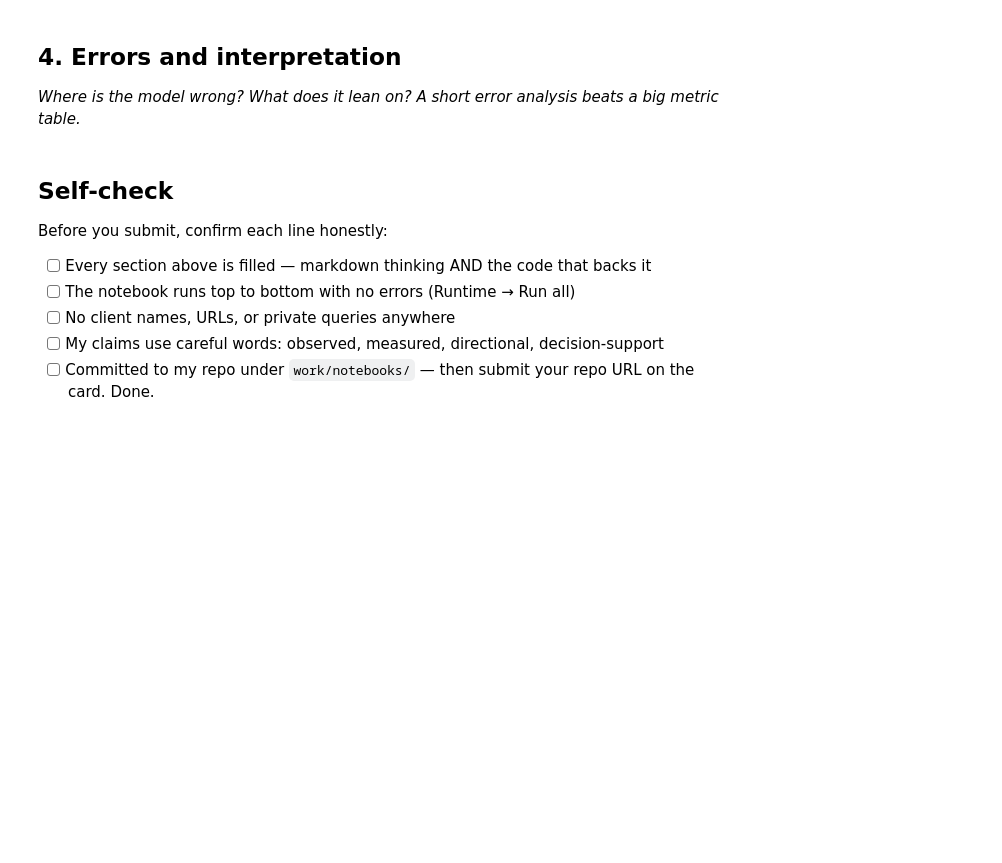
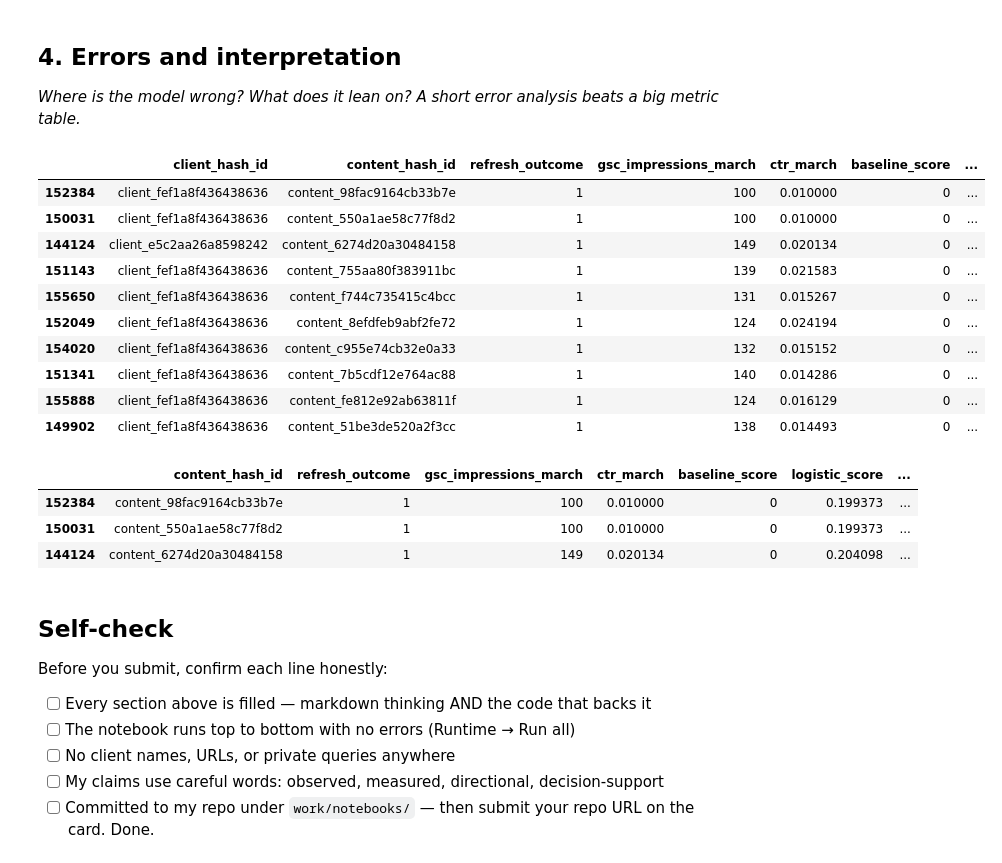
Before and after one commit to Wajiha-Waqar/FlyRankInternship, a Jupyter notebook: work/notebooks/w05_model.ipynb, the cells around one changed output. Saved outputs shown, nothing was run; the diff lists cells and outputs as text; code cells hidden in the pictures; blank space fills up the shorter version.

```diff
--- a/work/notebooks/w05_model.ipynb
+++ b/work/notebooks/w05_model.ipynb
@@ -15,0 +126,3 @@ This skeleton is yours to fill. Work the sections **in order** — each one has
+# %%
+march_month = aggregate_month(march_df)
+april_month = aggregate_month(april_df)
@@ -29,0 +296,6 @@ This skeleton is yours to fill. Work the sections **in order** — each one has
+# %%
+test["baseline_score"] = (
+    (test["gsc_impressions_march"] >= 500).astype(int)
+    +
+    (test["ctr_march"] < 0.01).astype(int)
+)
@@ -37,3 +493,73 @@ This skeleton is yours to fill. Work the sections **in order** — each one has
+# %%
+test_results["baseline_rank"] = (
+    test_results["baseline_score"]
+    .rank(method="first", ascending=False)
+)
+
+test_results["rf_rank"] = (
+    test_results["rf_score"]
+    .rank(method="first", ascending=False)
+)
+
+disagreements = test_results[
+    test_results["baseline_score"] !=
+    (test_results["rf_score"] >= test_results["rf_score"].median()).astype(int)
+].copy()
+# %%
+test_results["baseline_rank"] = (
+    test_results["baseline_score"]
+    .rank(method="first", ascending=False)
+)
+
+test_results["rf_rank"] = (
+    test_results["rf_score"]
+    .rank(method="first", ascending=False)
+)
+
+test_results["rank_difference"] = (
+    test_results["baseline_rank"] -
+    test_results["rf_rank"]
+)
+# %%
+test_results.sort_values(
+    "rank_difference",
+    ascending=False
+).head(10)
+# %% [output]
+|  | client_hash_id | content_hash_id | refresh_outcome | gsc_impressions_march | ctr_march | baseline_score | ... |
+| 152384 | client_fef1a8f436438636 | content_98fac9164cb33b7e | 1 | 100 | 0.010000 | 0 | ... |
+| 150031 | client_fef1a8f436438636 | content_550a1ae58c77f8d2 | 1 | 100 | 0.010000 | 0 | ... |
+| 144124 | client_e5c2aa26a8598242 | content_6274d20a30484158 | 1 | 149 | 0.020134 | 0 | ... |
+| 151143 | client_fef1a8f436438636 | content_755aa80f383911bc | 1 | 139 | 0.021583 | 0 | ... |
+| 155650 | client_fef1a8f436438636 | content_f744c735415c4bcc | 1 | 131 | 0.015267 | 0 | ... |
+| 152049 | client_fef1a8f436438636 | content_8efdfeb9abf2fe72 | 1 | 124 | 0.024194 | 0 | ... |
+| 154020 | client_fef1a8f436438636 | content_c955e74cb32e0a33 | 1 | 132 | 0.015152 | 0 | ... |
+| 151341 | client_fef1a8f436438636 | content_7b5cdf12e764ac88 | 1 | 140 | 0.014286 | 0 | ... |
+| 155888 | client_fef1a8f436438636 | content_fe812e92ab63811f | 1 | 124 | 0.016129 | 0 | ... |
+| 149902 | client_fef1a8f436438636 | content_51be3de520a2f3cc | 1 | 138 | 0.014493 | 0 | ... |
+# %%
+disagreement_cases = test_results[
+    [
+        "content_hash_id",
+        "refresh_outcome",
+        "gsc_impressions_march",
+        "ctr_march",
+        "baseline_score",
+        "logistic_score",
+        "rf_score",
+        "rank_difference"
+    ]
+].sort_values(
+    "rank_difference",
+    ascending=False
+).head(3)
+
+disagreement_cases
+# %% [output]
+|  | content_hash_id | refresh_outcome | gsc_impressions_march | ctr_march | baseline_score | logistic_score | ... |
+| 152384 | content_98fac9164cb33b7e | 1 | 100 | 0.010000 | 0 | 0.199373 | ... |
+| 150031 | content_550a1ae58c77f8d2 | 1 | 100 | 0.010000 | 0 | 0.199373 | ... |
+| 144124 | content_6274d20a30484158 | 1 | 149 | 0.020134 | 0 | 0.204098 | ... |
 # %% [markdown]
 ## Self-check
 
```
Also changed, not shown: parts of 34 cells of this notebook.
